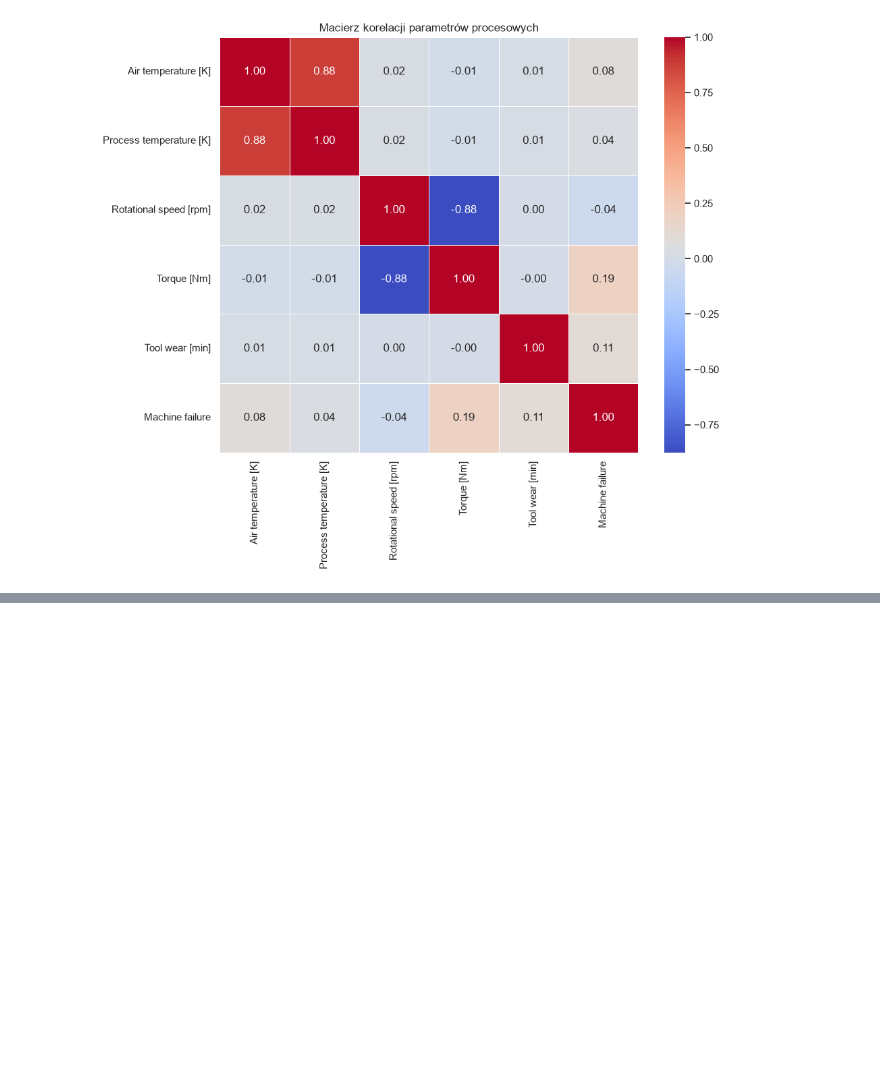
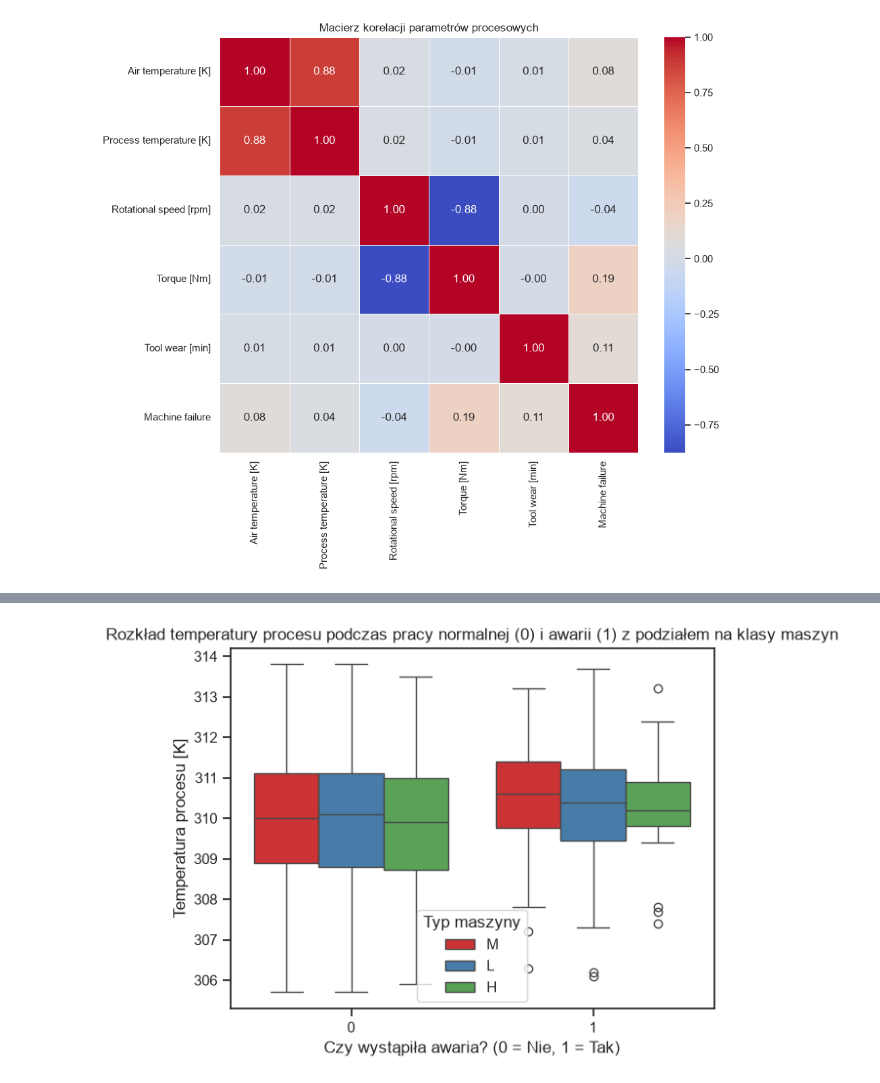
Before and after one commit to KacperKnapek/Machine-failure-prediction, a Jupyter notebook: notebooks/01_eda.ipynb, the cells around one changed output, grey strips where cells are left out. Cells and saved outputs as stored; diff of their text form; code cells hidden in the pictures; blank space fills up the shorter version.

```diff
--- a/notebooks/01_eda.ipynb
+++ b/notebooks/01_eda.ipynb
@@ -217,0 +240,17 @@ plt.show()
+# %%
+import pandas as pd
+import matplotlib.pyplot as plt
+import seaborn as sns
+
+df = pd.read_csv('../data/raw/produkcja.csv')
+
+
+sns.boxplot(x="Machine failure", y = "Process temperature [K]", hue = "Type", data=df, palette="Set1")
+
+plt.title('Rozkład temperatury procesu podczas pracy normalnej (0) i awarii (1) z podziałem na klasy maszyn')
+plt.xlabel('Czy wystąpiła awaria? (0 = Nie, 1 = Tak)')
+plt.ylabel('Temperatura procesu [K]')
+plt.legend(title="Typ maszyny")
+plt.show()
+# %% [output]
+[figure, added]
```
Also changed, not shown: parts of 2 cells of this notebook, 2 other files.
